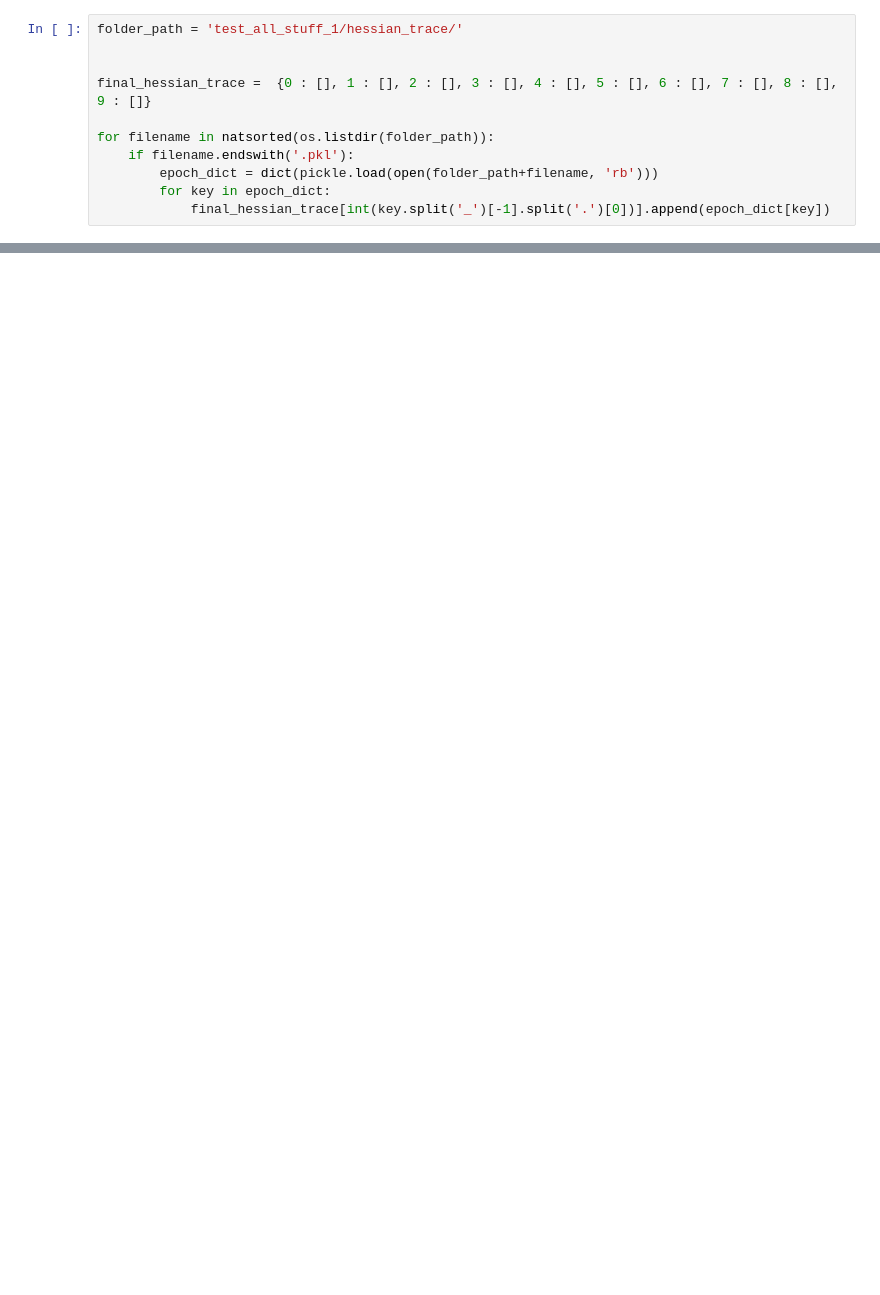
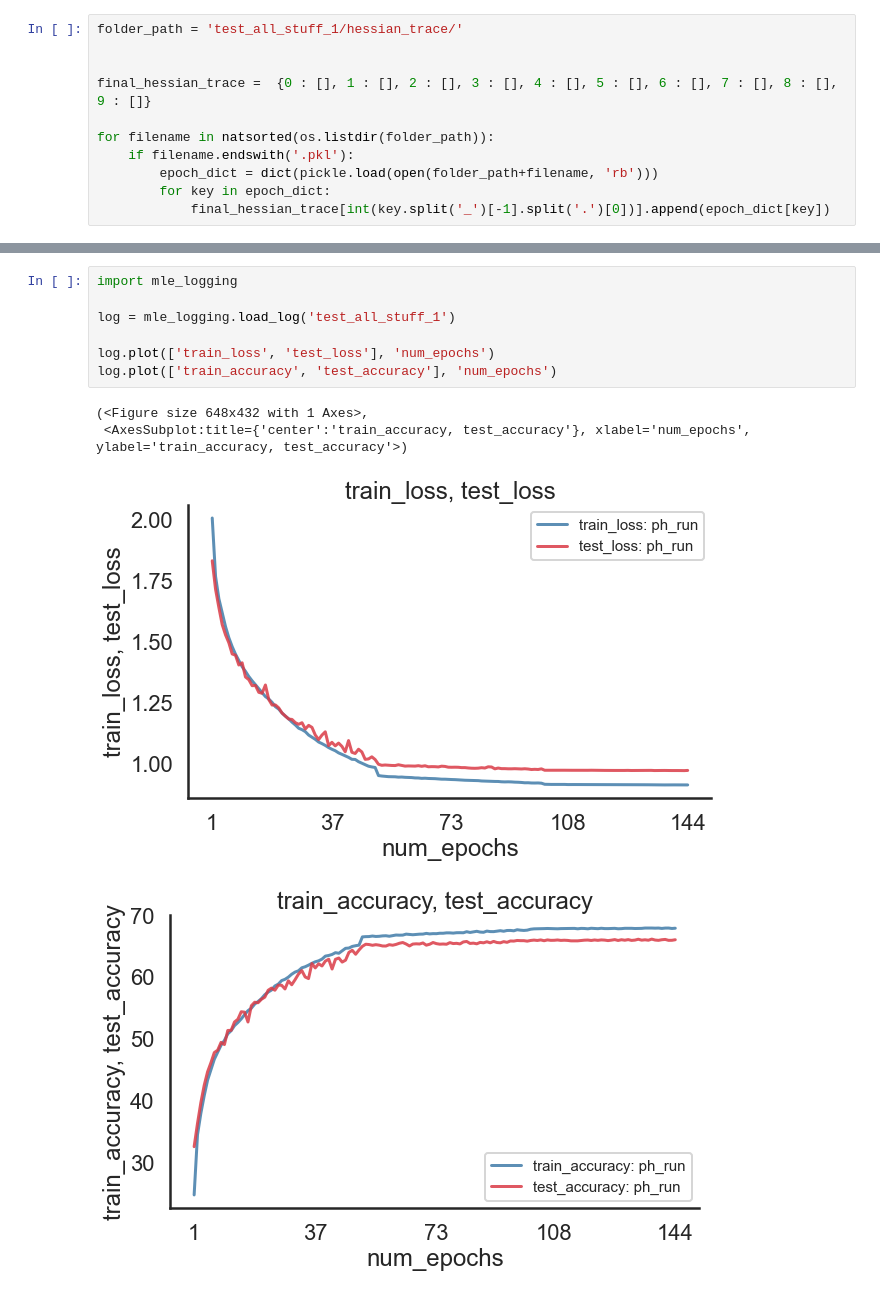
Before and after one commit to nishaanthkanna/PrivacyTooling, a Jupyter notebook: generating_plots.ipynb, the cells around one changed output, grey strips where cells are left out. Saved outputs shown, nothing was run; the diff lists cells and outputs as text; blank space fills up the shorter version.

```diff
--- a/generating_plots.ipynb
+++ b/generating_plots.ipynb
@@ -98,0 +203,12 @@ plt.savefig('trace_hessian_cifar10.png')
+# %%
+import mle_logging
+
+log = mle_logging.load_log('test_all_stuff_1')
+
+log.plot(['train_loss', 'test_loss'], 'num_epochs')
+log.plot(['train_accuracy', 'test_accuracy'], 'num_epochs')
+# %% [output]
+(<Figure size 648x432 with 1 Axes>,
+ <AxesSubplot:title={'center':'train_accuracy, test_accuracy'}, xlabel='num_epochs', ylabel='train_accuracy, test_accuracy'>)
+[figure, added]
+[figure, added]
```
Also changed, not shown: parts of 9 cells of this notebook.
